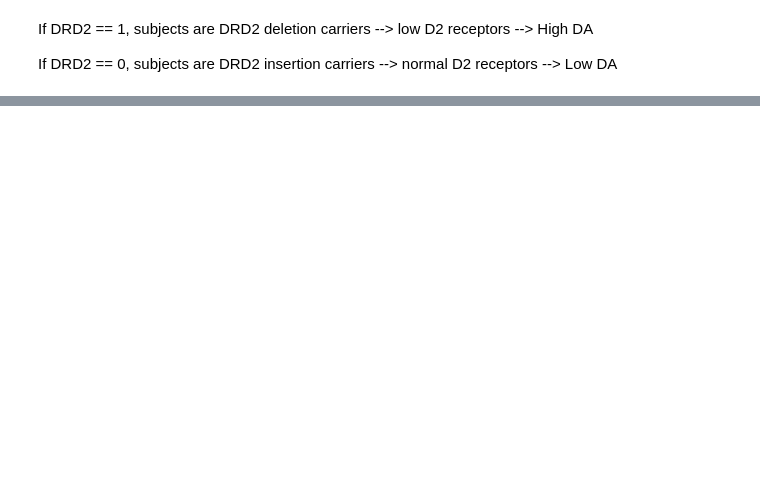
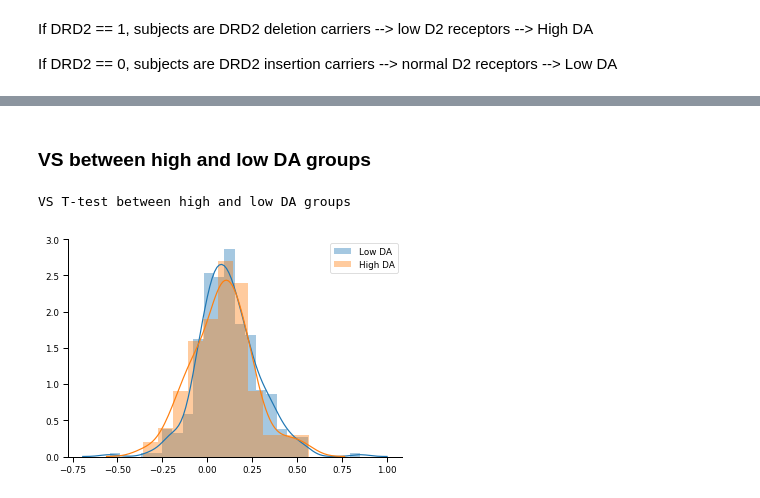
Before and after one commit to cbanuelos/DRD2_Abnormal_Learning, a Jupyter notebook: DataAnalysis.ipynb, the cells around one changed output, grey strips where cells are left out. Drawn from its saved outputs; the diff is of its cells as text; code cells hidden in the pictures; blank space fills up the shorter version.

```diff
--- a/DataAnalysis.ipynb
+++ b/DataAnalysis.ipynb
@@ -149,0 +241,19 @@ scipy.stats.ttest_ind()
+# %% [markdown]
+### VS between high and low DA groups
+# %%
+sb.set_context("paper")
+
+high_DA_VS_data = pd.concat([high_DA['VS']], axis=1)
+low_DA_VS_data = pd.concat([low_DA['VS']], axis=1)
+
+
+print("VS T-test between high and low DA groups")
+scatter_VS_low = sb.distplot(low_DA_VS_data, label='Low DA')
+scatter_VS_high = sb.distplot(high_DA_VS_data, label='High DA')
+plt.legend();
+
+
+sb.despine()
+# %% [output]
+VS T-test between high and low DA groups
+[figure, added]
```
Also changed, not shown: parts of 26 cells of this notebook.
